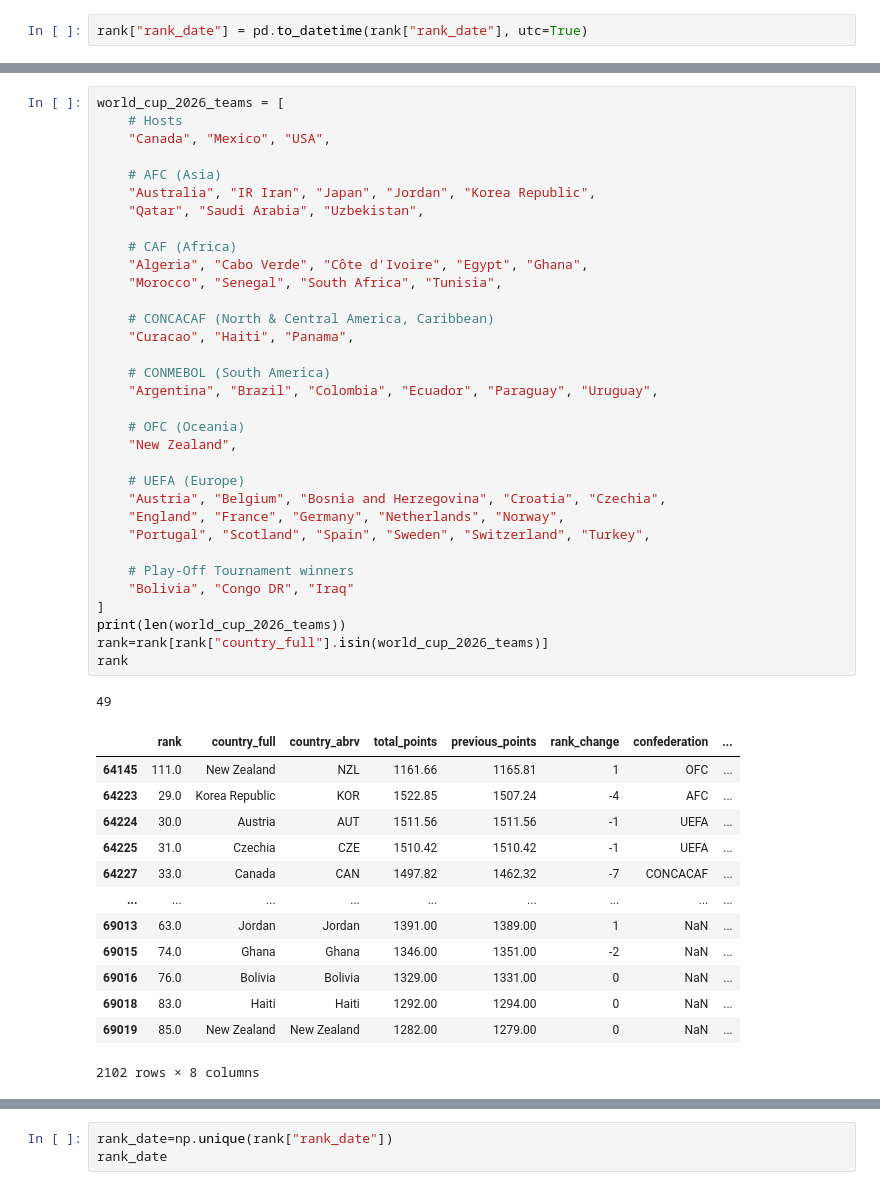
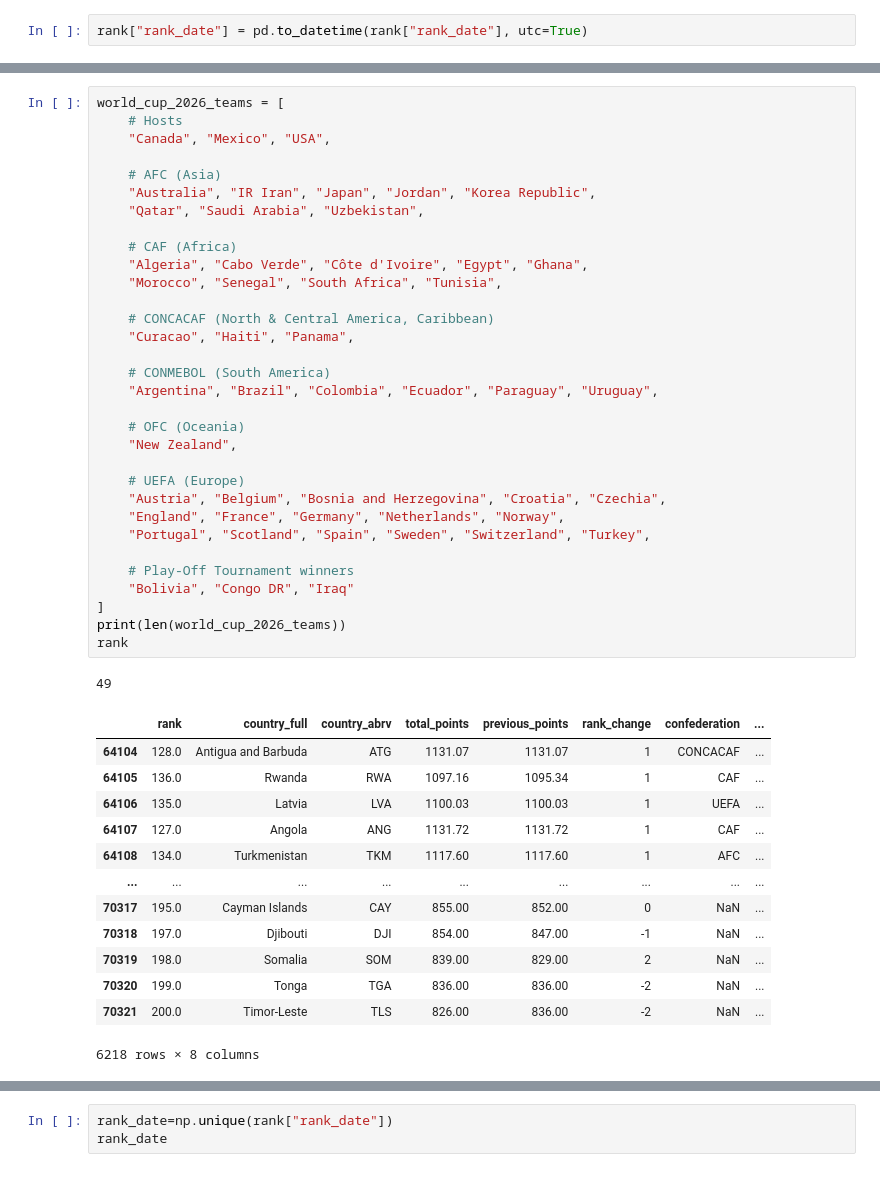
Before and after one commit to yacinemebarki/world_cup_2026_live_prediction, a Jupyter notebook: model/model.ipynb, the cells around one changed output, grey strips where cells are left out. Saved outputs shown, nothing was run; the diff lists cells and outputs as text.

```diff
--- a/model/model.ipynb
+++ b/model/model.ipynb
@@ -81,46 +81,45 @@ world_cup_2026_teams = [
     # AFC (Asia)
     "Australia", "IR Iran", "Japan", "Jordan", "Korea Republic",
     "Qatar", "Saudi Arabia", "Uzbekistan",
 
     # CAF (Africa)
     "Algeria", "Cabo Verde", "Côte d'Ivoire", "Egypt", "Ghana",
     "Morocco", "Senegal", "South Africa", "Tunisia",
 
     # CONCACAF (North & Central America, Caribbean)
     "Curacao", "Haiti", "Panama",
 
     # CONMEBOL (South America)
     "Argentina", "Brazil", "Colombia", "Ecuador", "Paraguay", "Uruguay",
 
     # OFC (Oceania)
     "New Zealand",
 
     # UEFA (Europe)
     "Austria", "Belgium", "Bosnia and Herzegovina", "Croatia", "Czechia",
     "England", "France", "Germany", "Netherlands", "Norway",
     "Portugal", "Scotland", "Spain", "Sweden", "Switzerland", "Turkey",
 
     # Play-Off Tournament winners
     "Bolivia", "Congo DR", "Iraq"
 ]
 print(len(world_cup_2026_teams))
-rank=rank[rank["country_full"].isin(world_cup_2026_teams)]
 rank
 # %% [output]
 49
 |  | rank | country_full | country_abrv | total_points | previous_points | rank_change | confederation | ... |
-| 64145 | 111.0 | New Zealand | NZL | 1161.66 | 1165.81 | 1 | OFC | ... |
-| 64223 | 29.0 | Korea Republic | KOR | 1522.85 | 1507.24 | -4 | AFC | ... |
-| 64224 | 30.0 | Austria | AUT | 1511.56 | 1511.56 | -1 | UEFA | ... |
-| 64225 | 31.0 | Czechia | CZE | 1510.42 | 1510.42 | -1 | UEFA | ... |
-| 64227 | 33.0 | Canada | CAN | 1497.82 | 1462.32 | -7 | CONCACAF | ... |
+| 64104 | 128.0 | Antigua and Barbuda | ATG | 1131.07 | 1131.07 | 1 | CONCACAF | ... |
+| 64105 | 136.0 | Rwanda | RWA | 1097.16 | 1095.34 | 1 | CAF | ... |
+| 64106 | 135.0 | Latvia | LVA | 1100.03 | 1100.03 | 1 | UEFA | ... |
+| 64107 | 127.0 | Angola | ANG | 1131.72 | 1131.72 | 1 | CAF | ... |
+| 64108 | 134.0 | Turkmenistan | TKM | 1117.60 | 1117.60 | 1 | AFC | ... |
 | ... | ... | ... | ... | ... | ... | ... | ... | ... |
-| 69013 | 63.0 | Jordan | Jordan | 1391.00 | 1389.00 | 1 | NaN | ... |
-| 69015 | 74.0 | Ghana | Ghana | 1346.00 | 1351.00 | -2 | NaN | ... |
-| 69016 | 76.0 | Bolivia | Bolivia | 1329.00 | 1331.00 | 0 | NaN | ... |
-| 69018 | 83.0 | Haiti | Haiti | 1292.00 | 1294.00 | 0 | NaN | ... |
-| 69019 | 85.0 | New Zealand | New Zealand | 1282.00 | 1279.00 | 0 | NaN | ... |
+| 70317 | 195.0 | Cayman Islands | CAY | 855.00 | 852.00 | 0 | NaN | ... |
+| 70318 | 197.0 | Djibouti | DJI | 854.00 | 847.00 | -1 | NaN | ... |
+| 70319 | 198.0 | Somalia | SOM | 839.00 | 829.00 | 2 | NaN | ... |
+| 70320 | 199.0 | Tonga | TGA | 836.00 | 836.00 | -2 | NaN | ... |
+| 70321 | 200.0 | Timor-Leste | TLS | 826.00 | 836.00 | -2 | NaN | ... |
-2102 rows × 8 columns
+6218 rows × 8 columns
 # %%
 rank["confederation"]=rank.groupby("country_full")["confederation"].transform("first")
 rank
```
Also changed, not shown: parts of 18 cells of this notebook, 2 other files.
